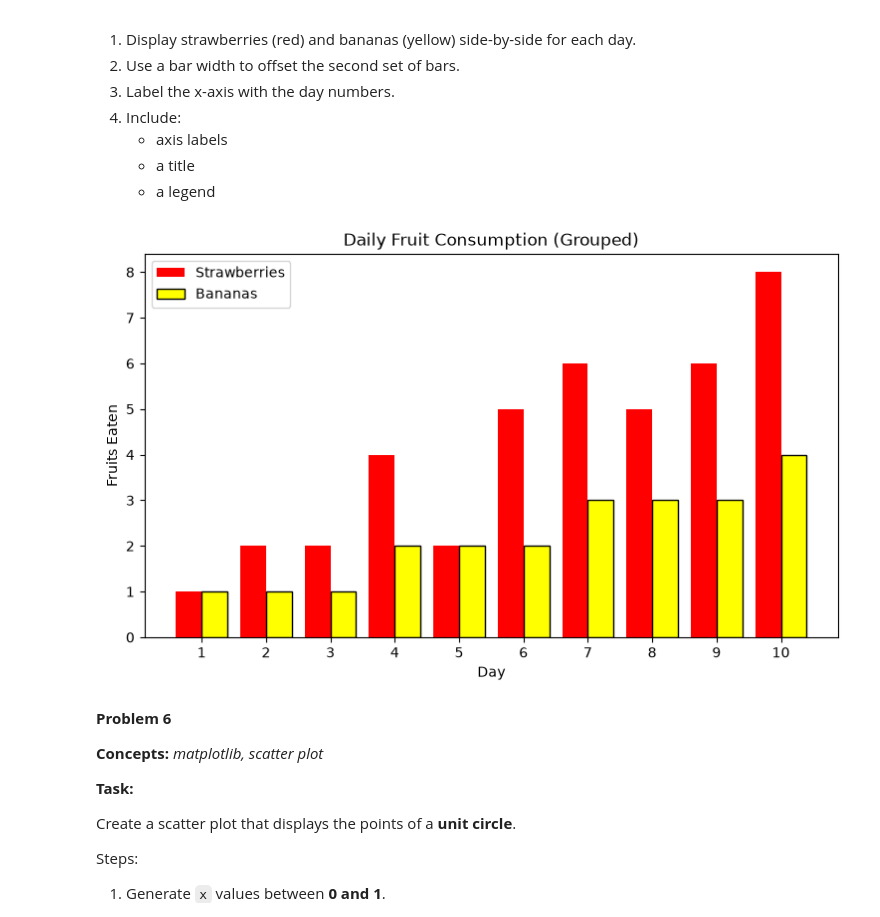
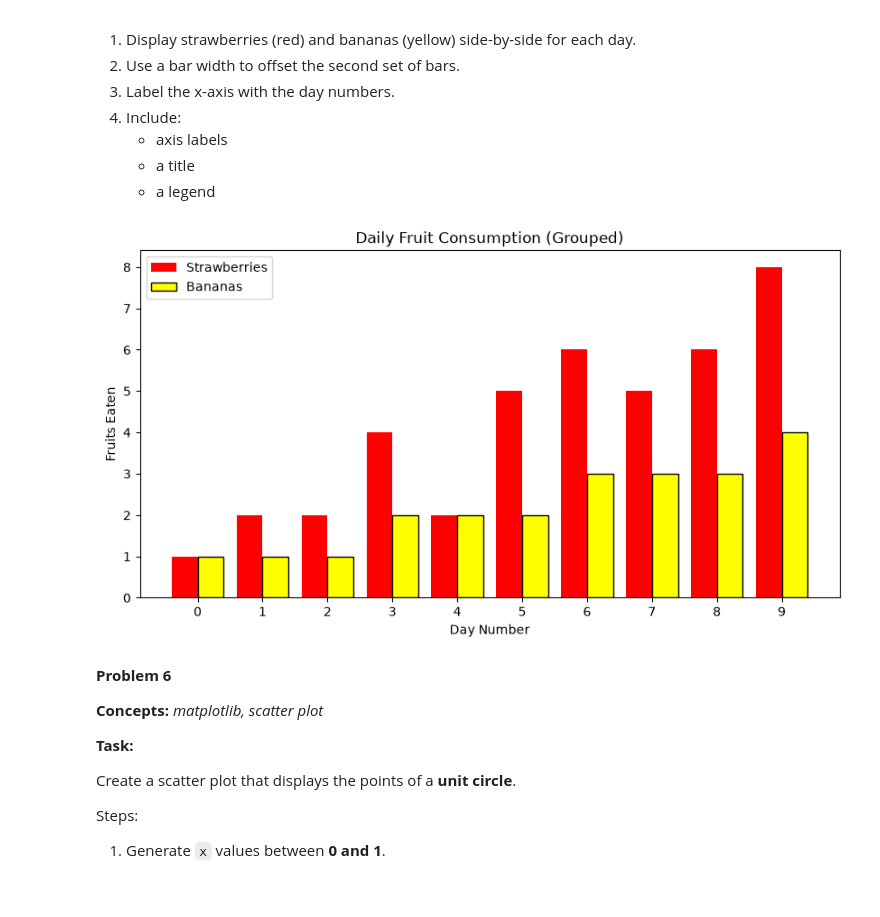
Before and after one commit to erprakashbu/bu-csd-dx602-python, a Jupyter notebook: homework.ipynb, the cells around one changed output. Cells and saved outputs as stored; diff of their text form; code cells hidden in the pictures; blank space fills up the shorter version.

```diff
--- a/homework.ipynb
+++ b/homework.ipynb
@@ -401,45 +400,30 @@ Your chart should:
 # %%
 # STARTER CODE; DO NOT CHANGE
 days = range(10)
 strawberries = [1, 2, 2, 4, 2, 5, 6, 5, 6, 8]
 bananas = [1, 1, 1, 2, 2, 2, 3, 3, 3, 4]
 
 #Your Solution
+bar_width = 0.4                   # width of each bar
+positions = np.arange(len(days))  # base x position for each day
 
-def plot_grouped_bar(strawberries, bananas):
-    """
-    Draw a grouped bar chart of strawberry and banana consumption.
+plt.figure(figsize=(10, 5))
+# strawberries shifted half a bar to the left
+plt.bar(positions - bar_width / 2, strawberries, width=bar_width,
+        color="red", label="Strawberries")
+# bananas shifted half a bar to the right so the pair sits side by side
+plt.bar(positions + bar_width / 2, bananas, width=bar_width,
+        color="yellow", edgecolor="black", label="Bananas")
 
-    Each day gets two bars side by side. The strawberry bar sits at the
-    day's x position and the banana bar is shifted right by one bar width.
-    The tick for each day is placed halfway between its two bars.
-
-    Parameters:
-        strawberries (list of int): strawberries eaten each day
-        bananas (list of int): bananas eaten each day
-
-    Returns:
-        None. Displays the chart.
-    """
-    days = np.arange(1, len(strawberries) + 1)   # day numbers 1..7
-    width = 0.4
-
-    plt.figure(figsize=(9, 5))
-    plt.bar(days, strawberries, width=width, color="red", label="Strawberries")
-    plt.bar(days + width, bananas, width=width, color="yellow",
-            edgecolor="black", label="Bananas")
-
-    plt.xticks(days + width / 2, days)   # center each label under its pair
-    plt.xlabel("Day")
-    plt.ylabel("Fruits Eaten")
-    plt.title("Daily Fruit Consumption (Grouped)")
-    plt.legend()
-    plt.show()
-
-
-plot_grouped_bar(strawberries, bananas)
+# label the x-axis ticks with the day numbers
+plt.xticks(positions, list(days))
+plt.xlabel("Day Number")
+plt.ylabel("Fruits Eaten")
+plt.title("Daily Fruit Consumption (Grouped)")
+plt.legend()
+plt.show()
 # %% [output]
-[figure, old version]
+[figure, new version]
 # %% [markdown]
 **Problem 6**
 
```
Also changed, not shown: parts of 25 cells of this notebook.
